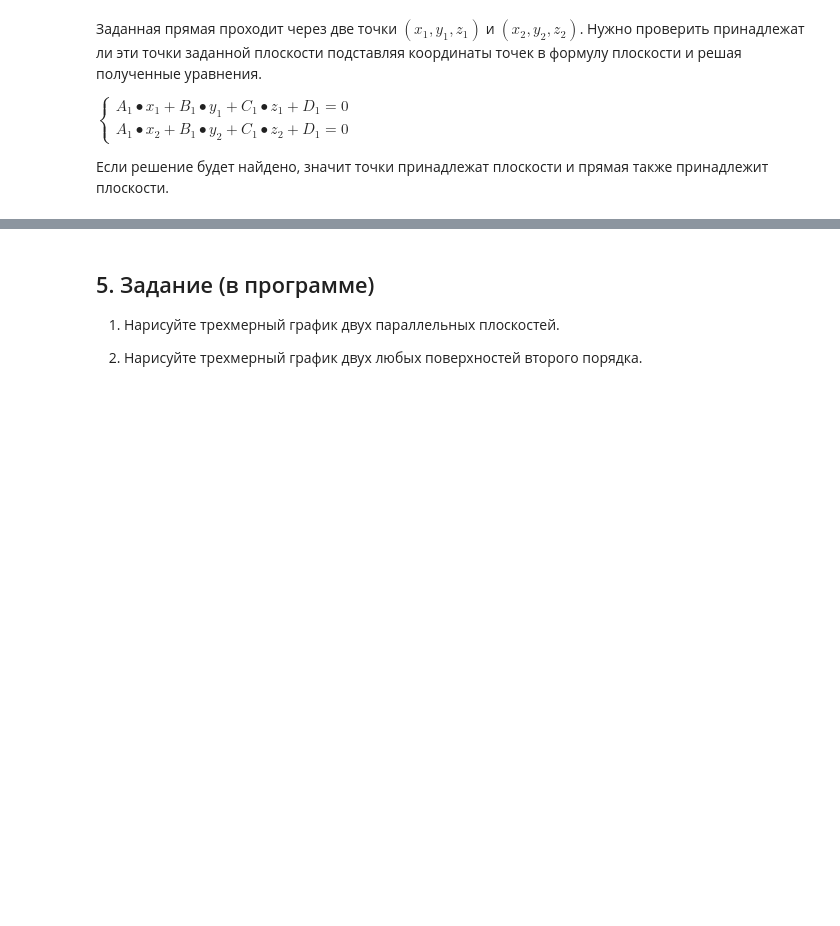
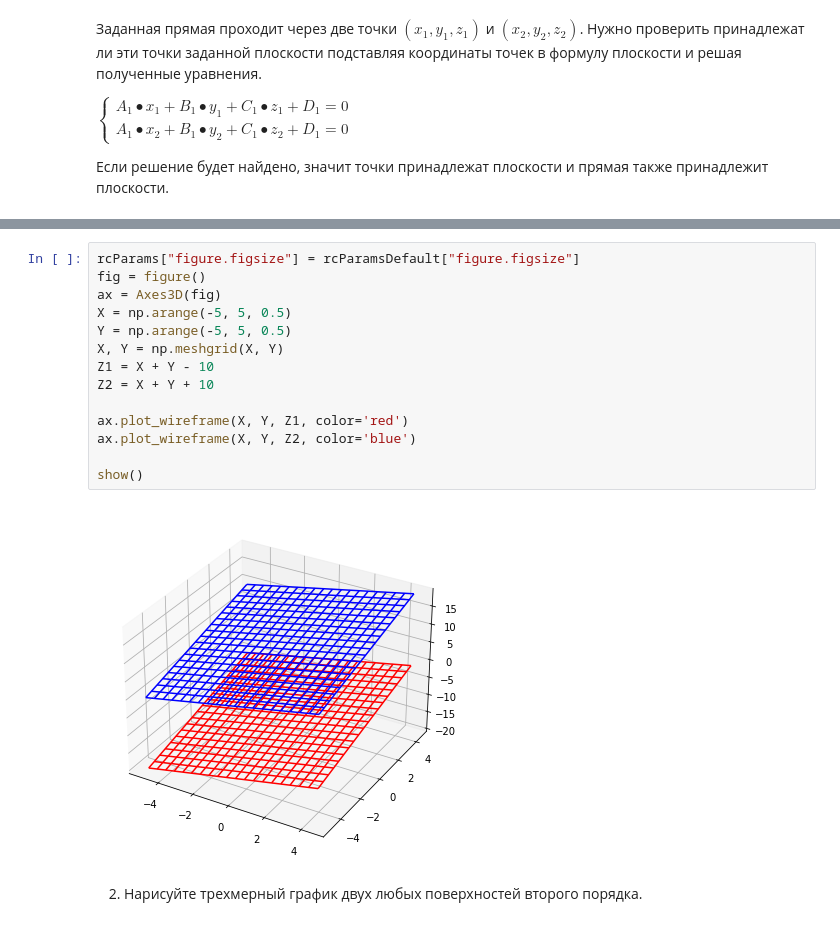
Before and after one commit to Gecod/GB, a Jupyter notebook: 2021.09-10 Introduction to Higher Mathematics/Task_03/Task_03.ipynb, the cells around one changed output, grey strips where cells are left out. Saved outputs shown, nothing was run; the diff lists cells and outputs as text; blank space fills up the shorter version.

```diff
--- a/2021.09-10 Introduction to Higher Mathematics/Task_03/Task_03.ipynb
+++ b/2021.09-10 Introduction to Higher Mathematics/Task_03/Task_03.ipynb
@@ -219,5 +230,18 @@ A_1 \bullet x_2 + B_1 \bullet y_2 + C_1 \bullet z_2 + D_1 = 0
+# %%
+rcParams["figure.figsize"] = rcParamsDefault["figure.figsize"]
+fig = figure()
+ax = Axes3D(fig)
+X = np.arange(-5, 5, 0.5)
+Y = np.arange(-5, 5, 0.5)
+X, Y = np.meshgrid(X, Y)
+Z1 = X + Y - 10
+Z2 = X + Y + 10
+
+ax.plot_wireframe(X, Y, Z1, color='red')
+ax.plot_wireframe(X, Y, Z2, color='blue')
+
+show()
+# %% [output]
+[figure, added]
 # %% [markdown]
-## 5. Задание (в программе)
-1) Нарисуйте трехмерный график двух параллельных плоскостей.
-
 2) Нарисуйте трехмерный график двух любых поверхностей второго порядка.
```
Also changed, not shown: parts of 4 cells of this notebook.
